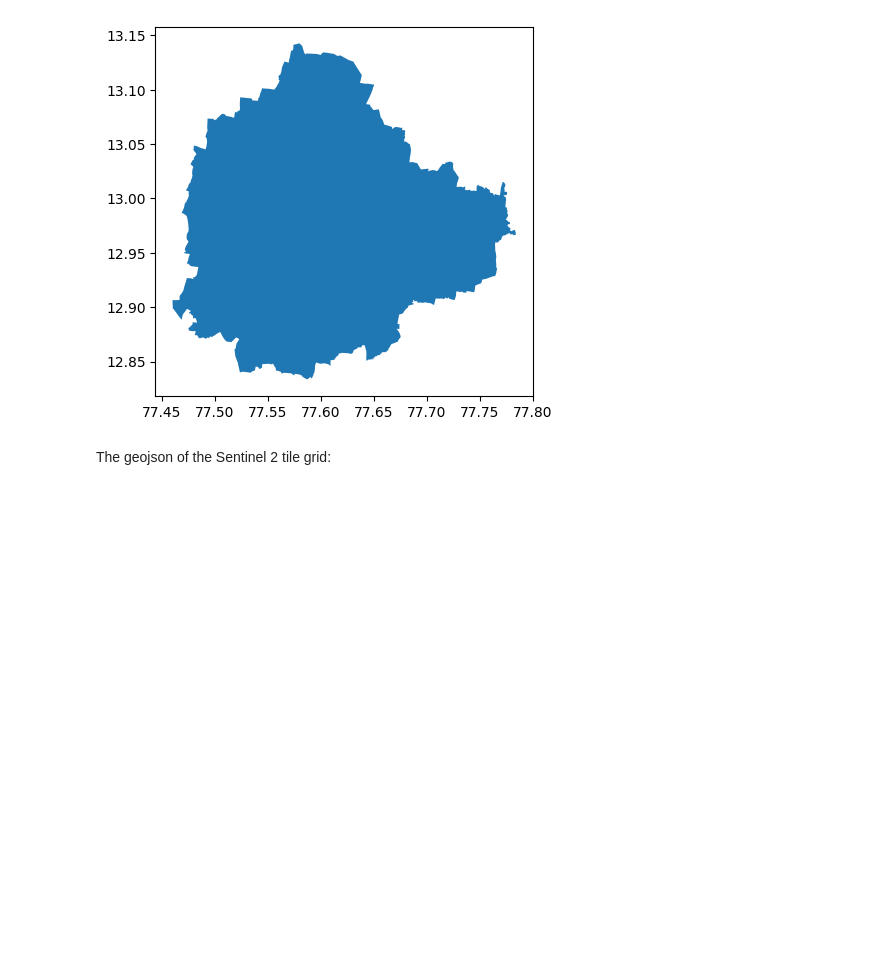
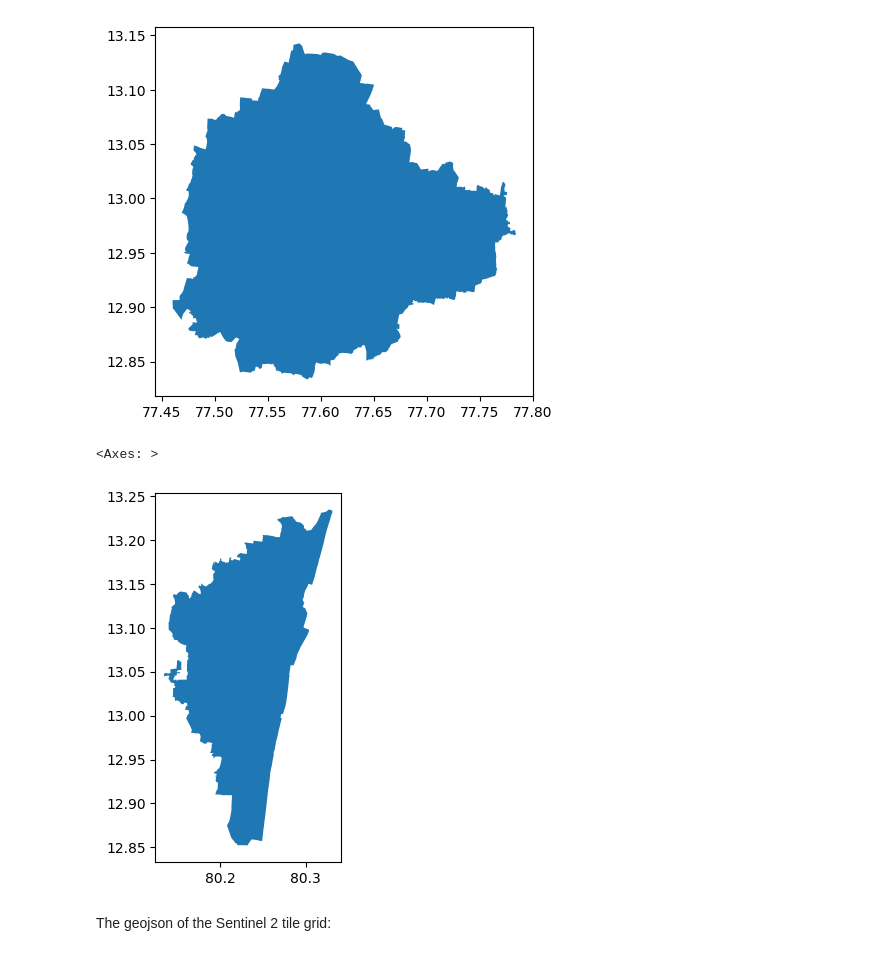
Before and after one commit to EllenB/eopf, a Jupyter notebook: sentinel_2_grid_search.ipynb, the cells around one changed output. Cells and saved outputs as stored; diff of their text form; code cells hidden in the pictures; blank space fills up the shorter version.

```diff
--- a/sentinel_2_grid_search.ipynb
+++ b/sentinel_2_grid_search.ipynb
@@ -57,6 +81,12 @@ bang_gdf.plot()
 # %% [output]
 <Axes: >
 [figure]
+# %%
+chennai_gdf = gpd.read_file('/content/chennai_boundary.geojson')
+chennai_gdf.plot()
+# %% [output]
+<Axes: >
+[figure, added]
 # %% [markdown]
 The geojson of the Sentinel 2 tile grid:
 # %%
```
Also changed, not shown: parts of 13 cells of this notebook.
